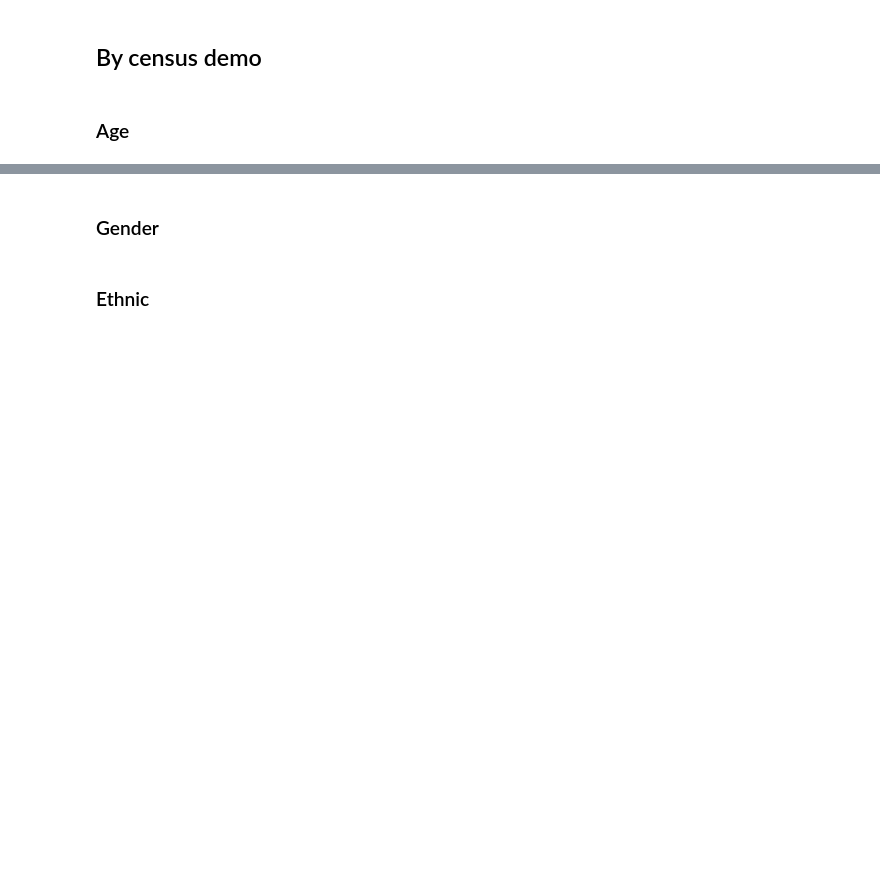
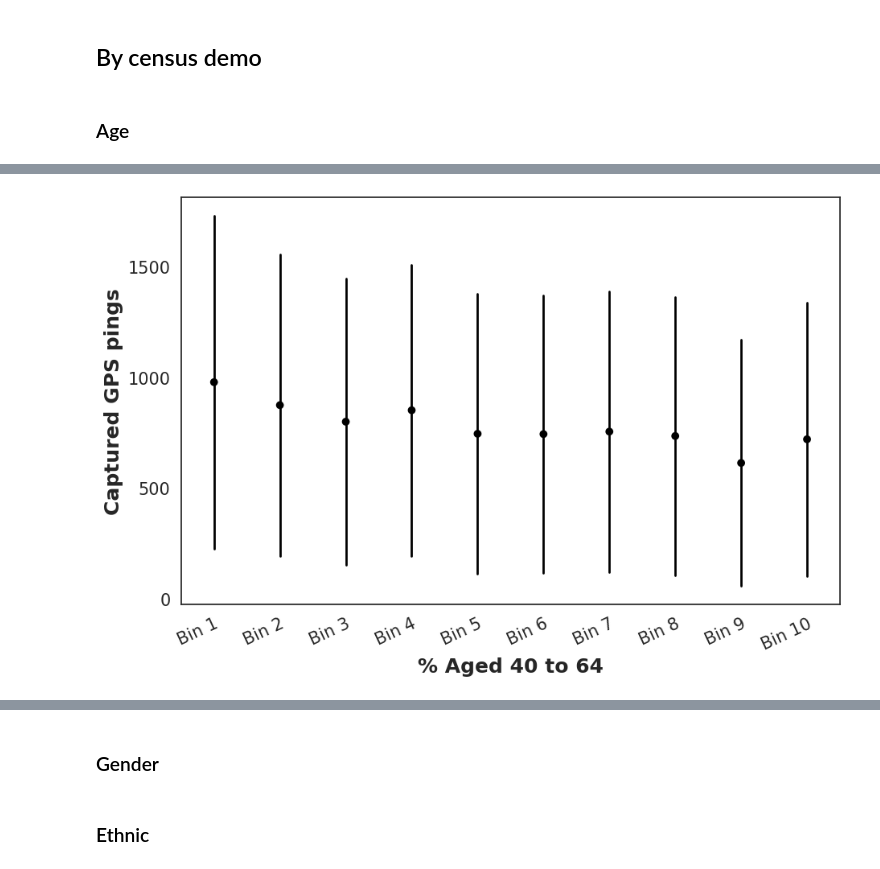
Before and after one commit to LSYS/nbhmv, a Jupyter notebook: geo/ping-variation.ipynb, the cells around one changed output, grey strips where cells are left out. Saved outputs shown, nothing was run; the diff lists cells and outputs as text; code cells hidden in the pictures; blank space fills up the shorter version.

```diff
--- a/geo/ping-variation.ipynb
+++ b/geo/ping-variation.ipynb
@@ -743,6 +772,37 @@ plt.xlabel("% Aged 20 to 40", fontweight="bold", loc="center", size=LABSIZE)
 plt.ylabel("Captured GPS pings", fontweight="bold", loc="center", size=LABSIZE)
 plt.tight_layout()
 save_mpl_fig(os.path.join(SAVEPATH, "coefplot-dest-pings-age20to40"))
+# %%
+# coefplot-origin-dest-age40to64
+_, ax = plt.subplots(figsize=(12 * 0.8, 8 * 0.8))
+
+sns.pointplot(
+    x="age40_65_d_10bin",
+    y="basecount",
+    data=df,
+    ci="sd",
+    n_boot=100,
+    capsize=None,
+    join=False,
+    errwidth=2,  # error bar width
+    scale=0.8,
+    color="black",
+    ax=ax,
+)
+
+plt.xticks(rotation=25, ha="right", rotation_mode="anchor")
+plt.locator_params(axis="y", nbins=4)
+
+TICKSIZE = 15
+ax.tick_params(axis="both", labelsize=TICKSIZE)
+
+LABSIZE = 18
+plt.xlabel("% Aged 40 to 64", fontweight="bold", loc="center", size=LABSIZE)
+plt.ylabel("Captured GPS pings", fontweight="bold", loc="center", size=LABSIZE)
+plt.tight_layout()
+save_mpl_fig(os.path.join(SAVEPATH, "coefplot-dest-pings-age40to65"))
+# %% [output]
+[figure, added]
 # %%
 # coefplot-dest-pings-age65
 _, ax = plt.subplots(figsize=(12 * 0.8, 8 * 0.8))
```
Also changed, not shown: parts of 11 cells of this notebook, 2 other files.
